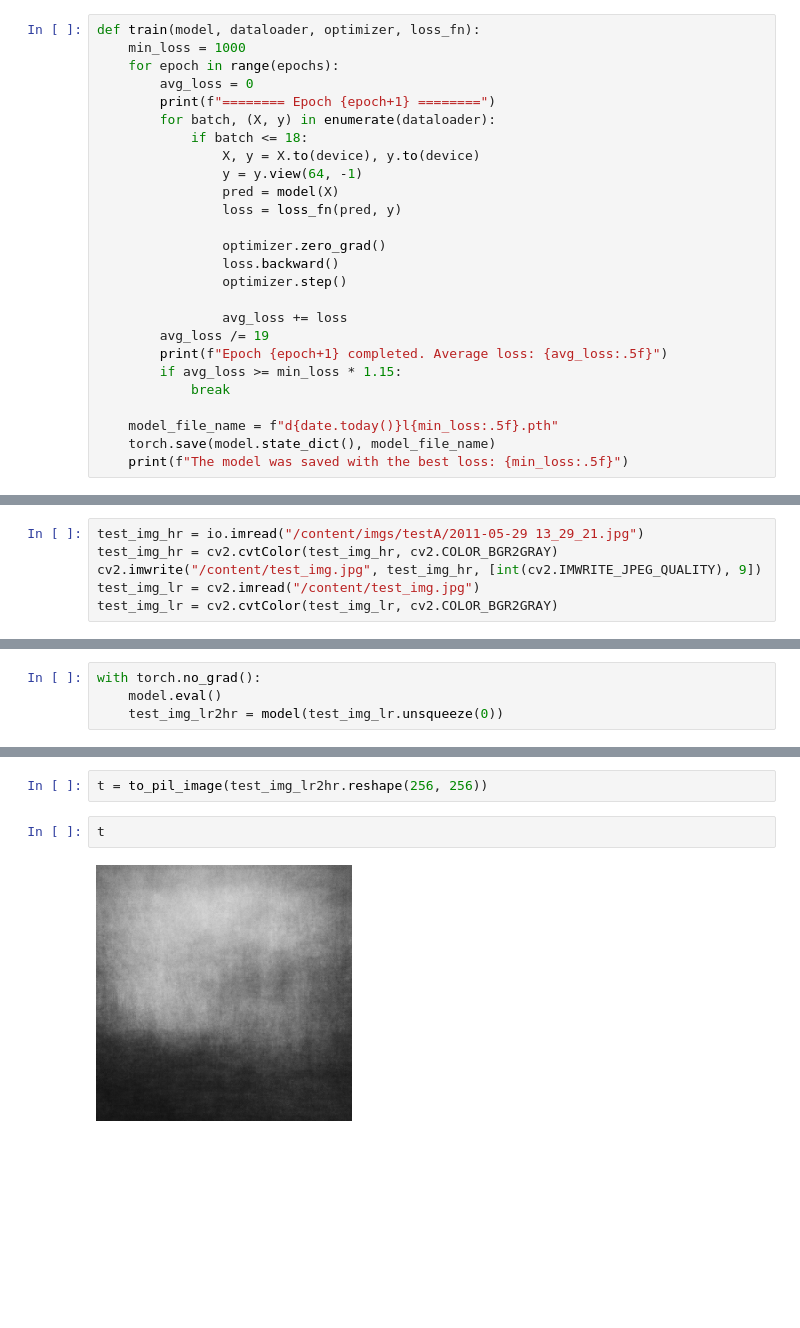
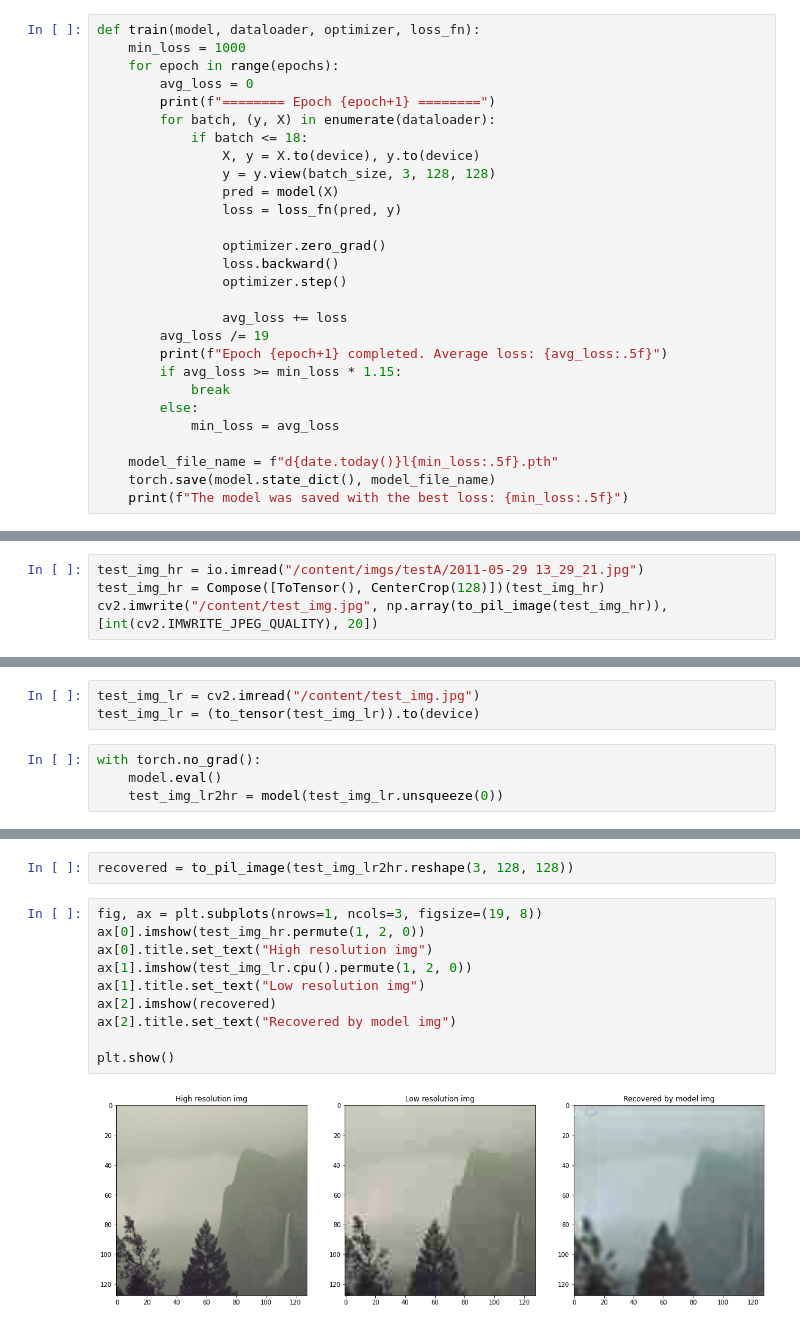
Before and after one commit to IOBananaOI/ImageQualityImprover, a Jupyter notebook: main.ipynb, the cells around one changed output, grey strips where cells are left out. Cells and saved outputs as stored; diff of their text form; blank space fills up the shorter version.

```diff
--- a/main.ipynb
+++ b/main.ipynb
@@ -149,10 +137,10 @@ def train(model, dataloader, optimizer, loss_fn):
     for epoch in range(epochs):
         avg_loss = 0
         print(f"======== Epoch {epoch+1} ========")
-        for batch, (X, y) in enumerate(dataloader):
+        for batch, (y, X) in enumerate(dataloader):
             if batch <= 18:
                 X, y = X.to(device), y.to(device)
-                y = y.view(64, -1)
+                y = y.view(batch_size, 3, 128, 128)
                 pred = model(X)
                 loss = loss_fn(pred, y)
 
@@ -165,6 +153,8 @@ def train(model, dataloader, optimizer, loss_fn):
         print(f"Epoch {epoch+1} completed. Average loss: {avg_loss:.5f}")
         if avg_loss >= min_loss * 1.15:
             break
+        else:
+            min_loss = avg_loss
 
     model_file_name = f"d{date.today()}l{min_loss:.5f}.pth"
     torch.save(model.state_dict(), model_file_name)
@@ -209,7 +196,5 @@ torch.Size([3, 256, 256])
 # Testing part
 # %%
 test_img_hr = io.imread("/content/imgs/testA/2011-05-29 13_29_21.jpg")
-test_img_hr = cv2.cvtColor(test_img_hr, cv2.COLOR_BGR2GRAY)
-cv2.imwrite("/content/test_img.jpg", test_img_hr, [int(cv2.IMWRITE_JPEG_QUALITY), 9])
-test_img_lr = cv2.imread("/content/test_img.jpg")
-test_img_lr = cv2.cvtColor(test_img_lr, cv2.COLOR_BGR2GRAY)
+test_img_hr = Compose([ToTensor(), CenterCrop(128)])(test_img_hr)
+cv2.imwrite("/content/test_img.jpg", np.array(to_pil_image(test_img_hr)), [int(cv2.IMWRITE_JPEG_QUALITY), 20])
@@ -216,3 +203,6 @@ test_img_lr = cv2.cvtColor(test_img_lr, cv2.COLOR_BGR2GRAY)
+# %%
+test_img_lr = cv2.imread("/content/test_img.jpg")
+test_img_lr = (to_tensor(test_img_lr)).to(device)
 # %%
 with torch.no_grad():
     model.eval()
@@ -230,6 +210,14 @@ plt.imshow(test_img_lr.squeeze())
 # %%
-t = to_pil_image(test_img_lr2hr.reshape(256, 256))
+recovered = to_pil_image(test_img_lr2hr.reshape(3, 128, 128))
-# %%
-t
-# %% [output]
-[figure, removed]
+# %%
+fig, ax = plt.subplots(nrows=1, ncols=3, figsize=(19, 8))
+ax[0].imshow(test_img_hr.permute(1, 2, 0))
+ax[0].title.set_text("High resolution img")
+ax[1].imshow(test_img_lr.cpu().permute(1, 2, 0))
+ax[1].title.set_text("Low resolution img")
+ax[2].imshow(recovered)
+ax[2].title.set_text("Recovered by model img")
+
+plt.show()
+# %% [output]
+[figure, added]
```
Also changed, not shown: parts of 16 cells of this notebook.
